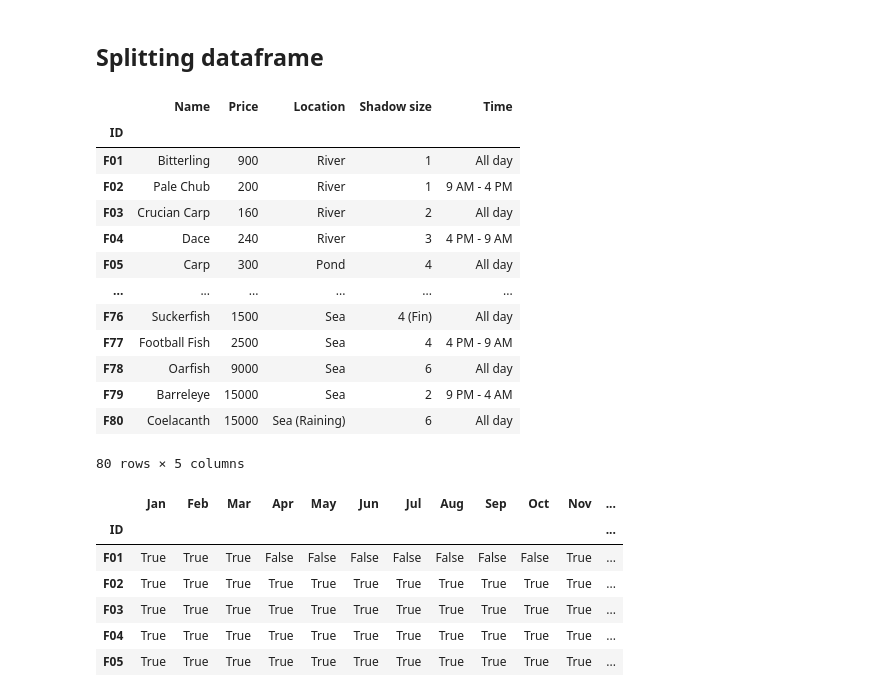
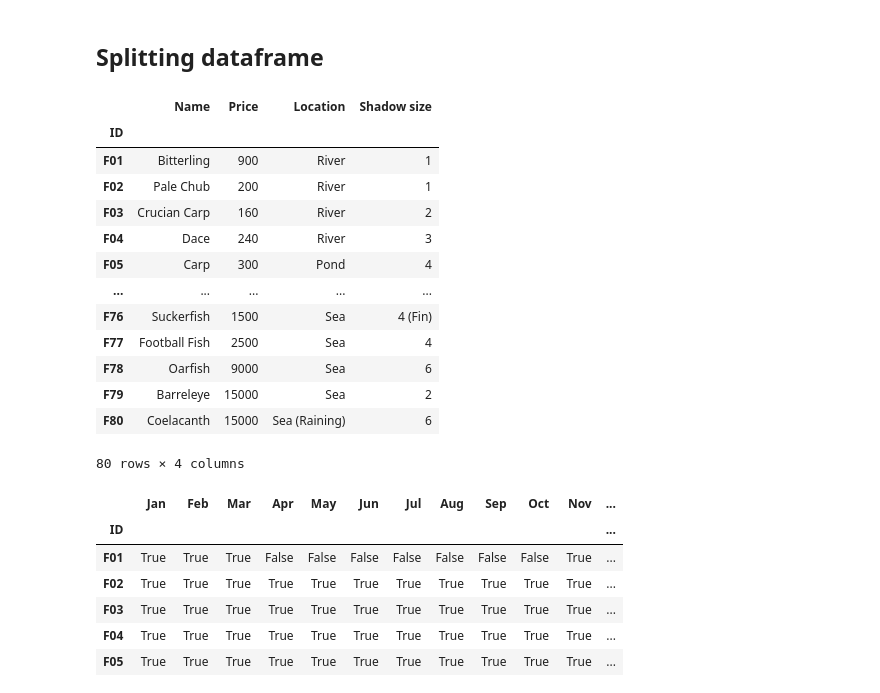
Before and after one commit to msadowski20/etl_project, a Jupyter notebook: fish.ipynb, the cells around one changed output. Cells and saved outputs as stored; diff of their text form; code cells hidden in the pictures.

Commit message:
made a new separate time table

```diff
--- a/fish.ipynb
+++ b/fish.ipynb
@@ -122,25 +122,25 @@ fish_id_merge
 ## Splitting dataframe
 # %%
 # Creating a df for the fish
-fish_df = fish_id_merge.iloc[:,:5]
+fish_df = fish_id_merge.iloc[:,:4]
 
 # Displaying the fish df
 fish_df
 # %% [output]
-|  | Name | Price | Location | Shadow size | Time |
-| ID |  |  |  |  |  |
-| F01 | Bitterling | 900 | River | 1 | All day |
-| F02 | Pale Chub | 200 | River | 1 | 9 AM - 4 PM |
-| F03 | Crucian Carp | 160 | River | 2 | All day |
-| F04 | Dace | 240 | River | 3 | 4 PM - 9 AM |
-| F05 | Carp | 300 | Pond | 4 | All day |
-| ... | ... | ... | ... | ... | ... |
-| F76 | Suckerfish | 1500 | Sea | 4 (Fin) | All day |
-| F77 | Football Fish | 2500 | Sea | 4 | 4 PM - 9 AM |
-| F78 | Oarfish | 9000 | Sea | 6 | All day |
-| F79 | Barreleye | 15000 | Sea | 2 | 9 PM - 4 AM |
-| F80 | Coelacanth | 15000 | Sea (Raining) | 6 | All day |
+|  | Name | Price | Location | Shadow size |
+| ID |  |  |  |  |
+| F01 | Bitterling | 900 | River | 1 |
+| F02 | Pale Chub | 200 | River | 1 |
+| F03 | Crucian Carp | 160 | River | 2 |
+| F04 | Dace | 240 | River | 3 |
+| F05 | Carp | 300 | Pond | 4 |
+| ... | ... | ... | ... | ... |
+| F76 | Suckerfish | 1500 | Sea | 4 (Fin) |
+| F77 | Football Fish | 2500 | Sea | 4 |
+| F78 | Oarfish | 9000 | Sea | 6 |
+| F79 | Barreleye | 15000 | Sea | 2 |
+| F80 | Coelacanth | 15000 | Sea (Raining) | 6 |
-80 rows × 5 columns
+80 rows × 4 columns
 # %%
 # Creating a df for the months fish are available
 fish_months_df = fish_id_merge.iloc[:,5:]
```
Also changed, not shown: parts of 6 cells of this notebook, 1 other file.
